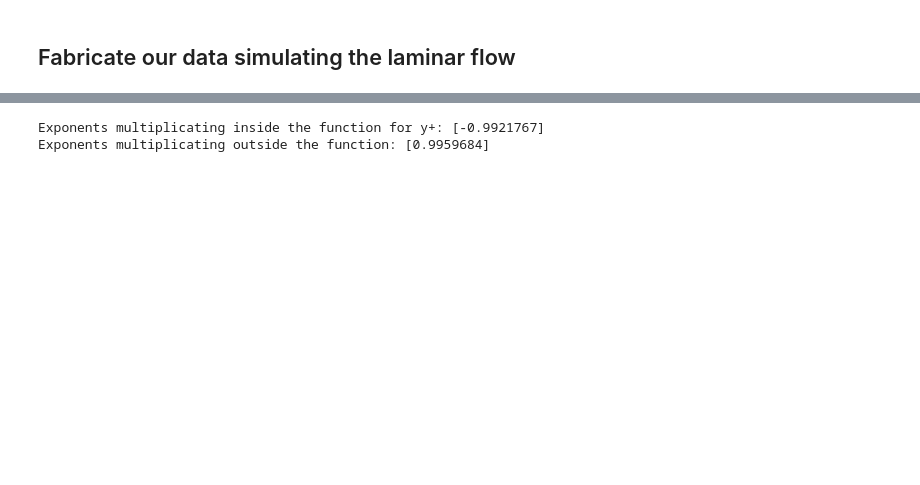
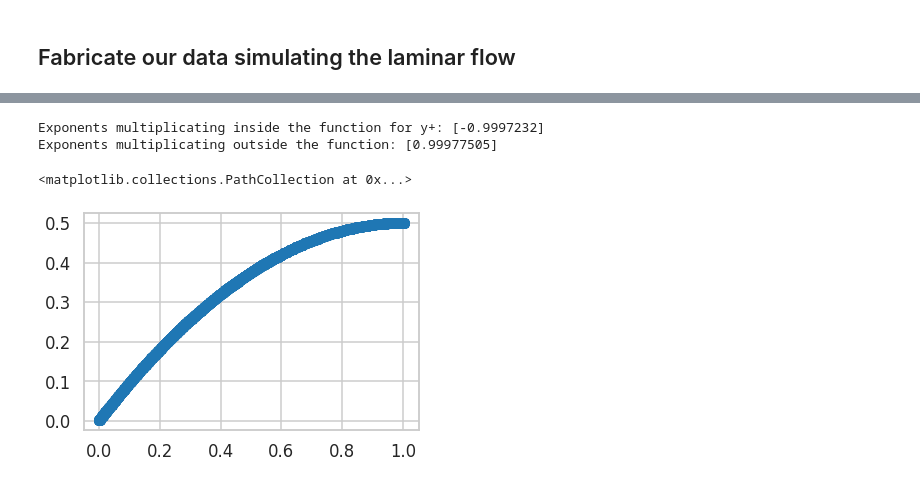
Before and after one commit to gabrielsanfins/BarenNet, a Jupyter notebook: src/notebooks/BarenNet_Laminar.ipynb, the cells around one changed output, grey strips where cells are left out. Saved outputs shown, nothing was run; the diff lists cells and outputs as text; code cells hidden in the pictures; blank space fills up the shorter version.

Commit message:
New widom data and notebook added, as well as a noisy version of laminar similarity

```diff
--- a/src/notebooks/BarenNet_Laminar.ipynb
+++ b/src/notebooks/BarenNet_Laminar.ipynb
@@ -58,6 +26,0 @@ To enable them in other operations, rebuild TensorFlow with the appropriate comp
-# %%
-loss = 'mean_squared_error'
-optimizer = 'adam'
-metrics = ['mean_squared_error']
-
-model.compile(loss = loss, optimizer = optimizer, metrics = metrics)
@@ -112,2 +59,0 @@ print(ytrain)
-# %%
-model.fit(xtrain, ytrain, epochs = 1000, verbose = 1)
@@ -132,0 +60,23 @@ Epoch 1000/1000
+# %%
+loss = 'mean_squared_error'
+optimizer = 'adam'
+best_loss = 50.0
+n_fits = 5                       # Number of model fits we will try to perform
+n_epochs_initial = 10           # Number of epochs we will train inside the loop
+n_epochs_final = 1000          # Number of epochs we will train after convergence is established
+successfull_tries = 0
+
+while successfull_tries < n_fits:
+    model = Create_Similarity_Model(n_nonsimilar = n_nonsimilar, n_similar = n_similar)
+    model.compile(loss = loss, optimizer = optimizer)
+    model.fit(xtrain, ytrain, epochs = n_epochs_initial, verbose = 0)
+    current_loss = model.evaluate(xtrain, ytrain, verbose = 0)
+    print("current loss:" + str(current_loss))
+    if current_loss < 100:
+        successfull_tries += 1
+        model.fit(xtrain, ytrain, epochs = n_epochs_final, verbose = 0)
+        good_loss = model.evaluate(xtrain, ytrain, verbose = 0)
+        print(good_loss)
+        if good_loss < best_loss:
+            best_model = model
+            best_loss = good_loss
@@ -138,5 +114,13 @@ for i in range(n_nonsimilar):
 multiplication_exponents = model.get_layer('multiplication_layer').weights[0][0].numpy()
 print('Exponents multiplicating outside the function: ' + str(multiplication_exponents))
 # %% [output]
-Exponents multiplicating inside the function for y+: [-0.9921767]
-Exponents multiplicating outside the function: [0.9959684]
+Exponents multiplicating inside the function for y+: [-0.9997232]
+Exponents multiplicating outside the function: [0.99977505]
+# %%
+Y__ = np.exp(Y_)
+Re_tau__ = np.exp(Re_tau)
+
+plt.scatter(Y__ * (Re_tau__ ** similarity_exponents), U_ / (Re_tau__ ** multiplication_exponents))
+# %% [output]
+<matplotlib.collections.PathCollection at 0x...>
+[figure, added]
```
Also changed, not shown: parts of 8 cells of this notebook, 5 other files.
